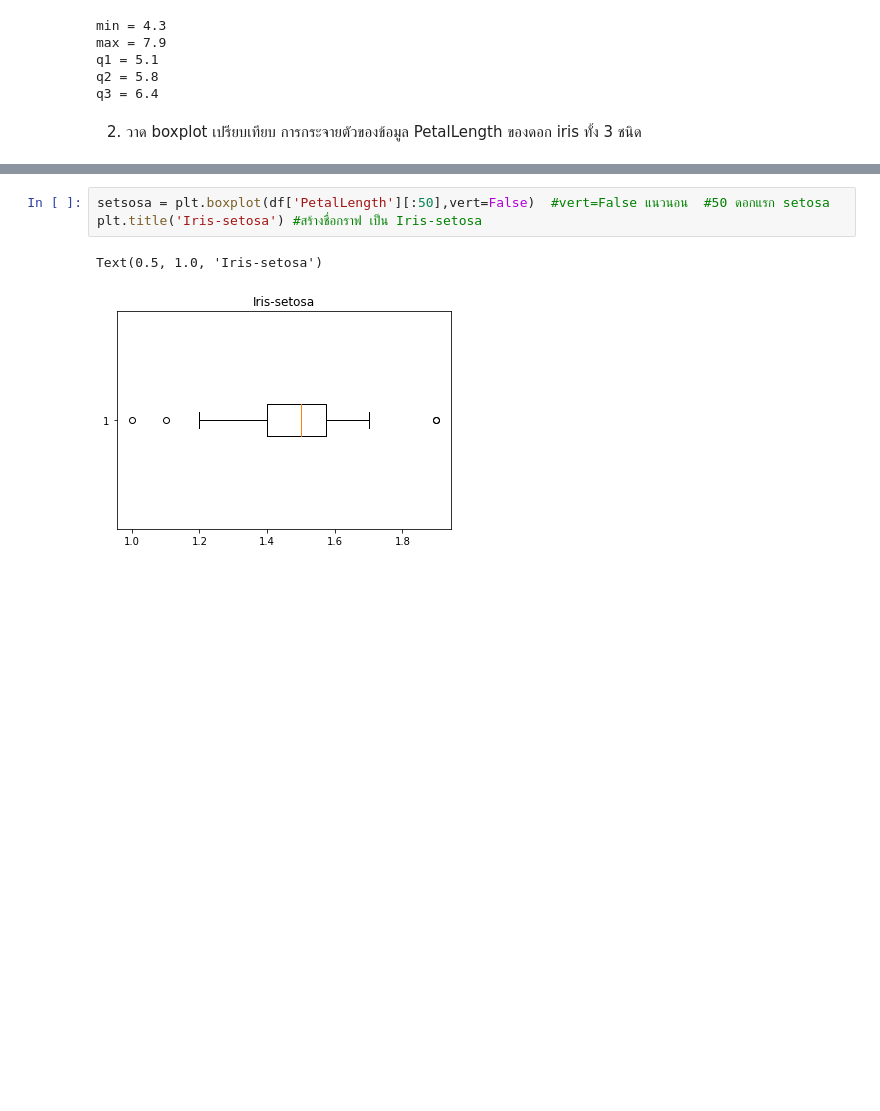
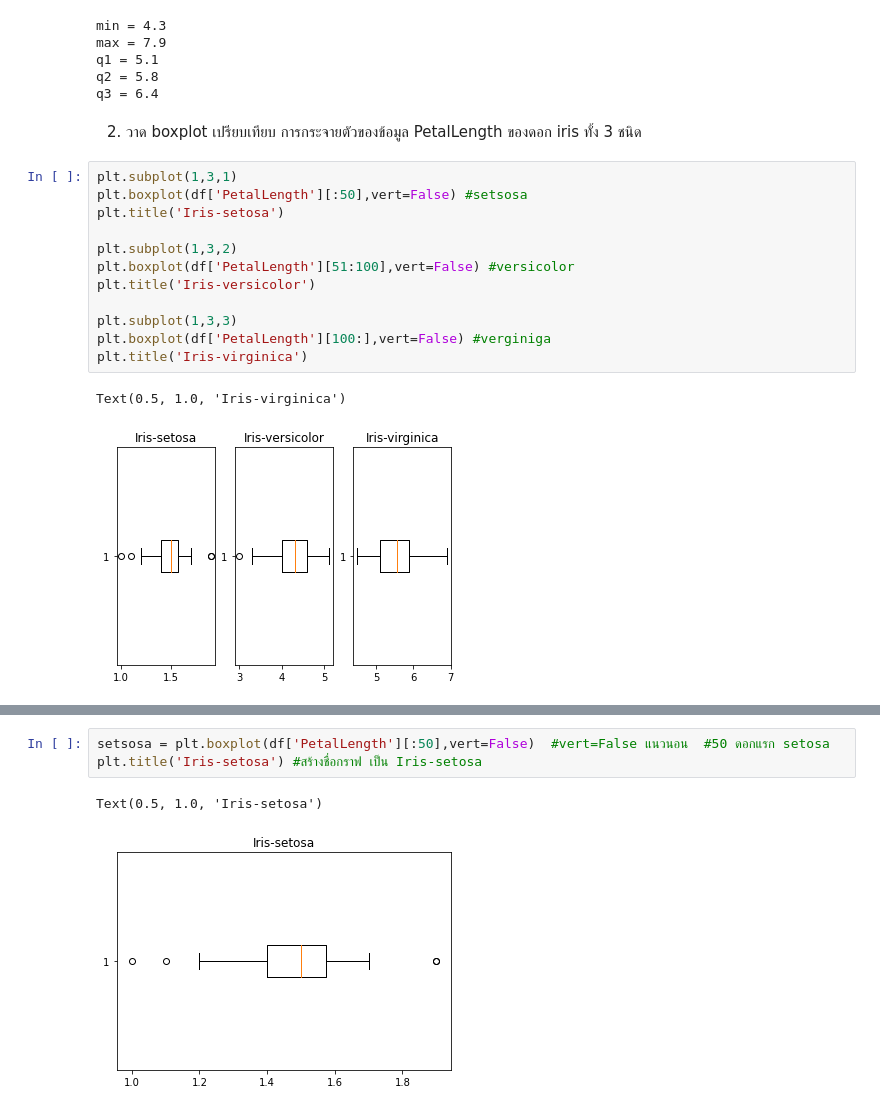
Before and after one commit to Athitiya00/data_viz_2022, a Jupyter notebook: DataViz02_Data_Distribution.ipynb, the cells around one changed output, grey strips where cells are left out. Cells and saved outputs as stored; diff of their text form; blank space fills up the shorter version.

```diff
--- a/DataViz02_Data_Distribution.ipynb
+++ b/DataViz02_Data_Distribution.ipynb
@@ -309,3 +309,18 @@ q2 = 5.8
 q3 = 6.4
 # %% [markdown]
 2. วาด boxplot เปรียบเทียบ การกระจายตัวของข้อมูล PetalLength ของดอก iris ทั้ง 3 ชนิด
+# %%
+plt.subplot(1,3,1)
+plt.boxplot(df['PetalLength'][:50],vert=False) #setsosa
+plt.title('Iris-setosa')
+
+plt.subplot(1,3,2)
+plt.boxplot(df['PetalLength'][51:100],vert=False) #versicolor
+plt.title('Iris-versicolor')
+
+plt.subplot(1,3,3)
+plt.boxplot(df['PetalLength'][100:],vert=False) #verginiga
+plt.title('Iris-virginica')
+# %% [output]
+Text(0.5, 1.0, 'Iris-virginica')
+[figure, added]
```
Also changed, not shown: parts of 3 cells of this notebook.
